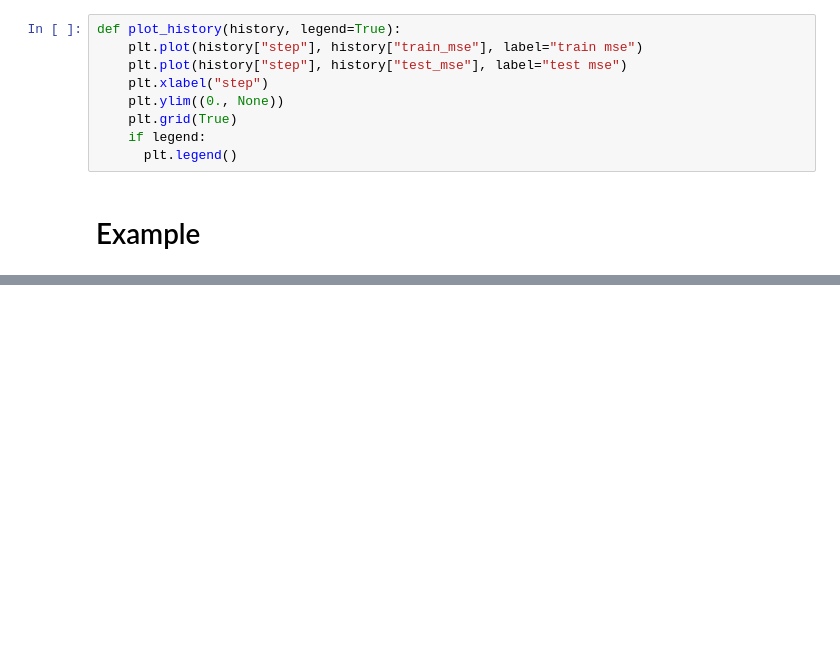
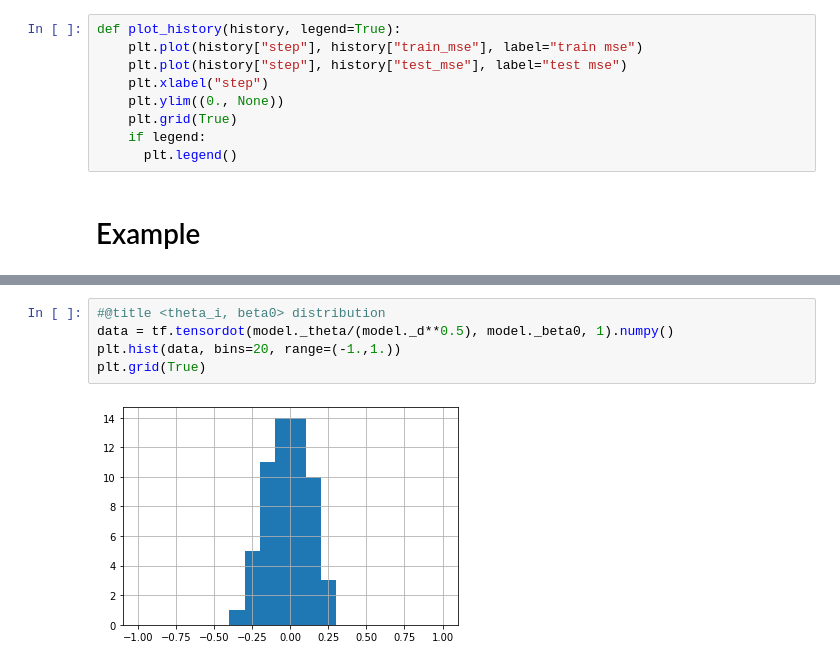
Before and after one commit to antoinexp/Ph.D, a Jupyter notebook: Neural_Net_Gaussian_Multibath.ipynb, the cells around one changed output, grey strips where cells are left out. Saved outputs shown, nothing was run; the diff lists cells and outputs as text; blank space fills up the shorter version.

```diff
--- a/Neural_Net_Gaussian_Multibath.ipynb
+++ b/Neural_Net_Gaussian_Multibath.ipynb
@@ -203,0 +225,7 @@ final test error: 0.33106098
+# %%
+#@title <theta_i, beta0> distribution
+data = tf.tensordot(model._theta/(model._d**0.5), model._beta0, 1).numpy()
+plt.hist(data, bins=20, range=(-1.,1.))
+plt.grid(True)
+# %% [output]
+[figure, added]
```
Also changed, not shown: parts of 6 cells of this notebook.
